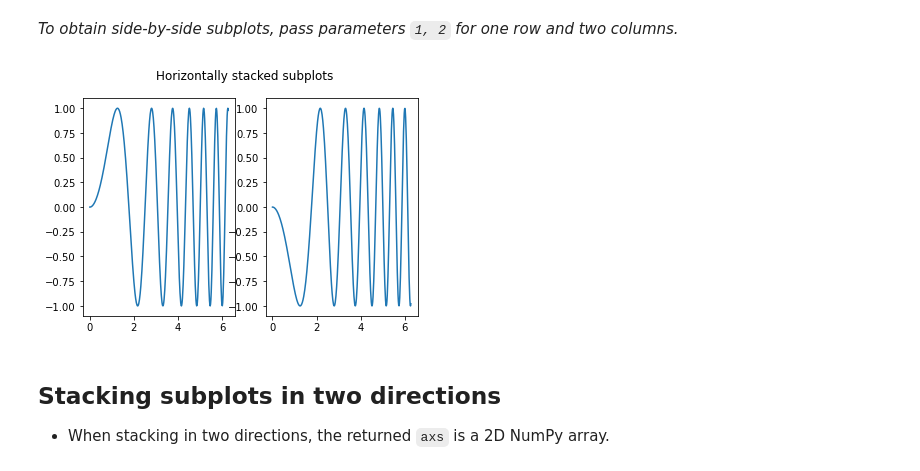
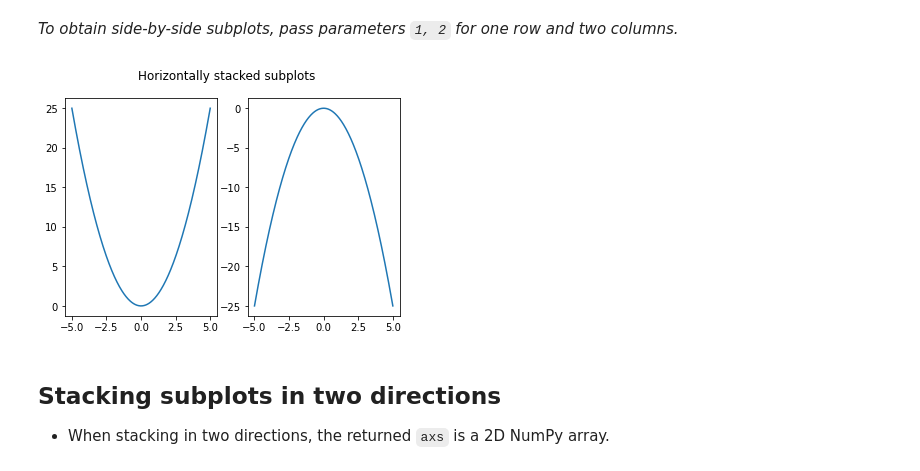
Before and after one commit to imannoor22/Data-Science-Group-2-BWF-IMAN-NOOR, a Jupyter notebook: Task 17/task17.ipynb, the cells around one changed output. Cells and saved outputs as stored; diff of their text form; code cells hidden in the pictures.

```diff
--- a/Task 17/task17.ipynb
+++ b/Task 17/task17.ipynb
@@ -69,13 +61,15 @@ plt.show()
 # %% [markdown]
 *To obtain side-by-side subplots, pass parameters `1, 2` for one row and two columns.*
 # %%
+x = np.linspace(-5, 5, 400)
+y = x**2
 fig, (ax1, ax2) = plt.subplots(1, 2)
 fig.suptitle('Horizontally stacked subplots')
 ax1.plot(x, y)
 ax2.plot(x, -y)
 plt.show()
 # %% [output]
-[figure, old version]
+[figure, new version]
 # %% [markdown]
 ## Stacking subplots in two directions
 - When stacking in two directions, the returned `axs` is a 2D NumPy array.
```
Also changed, not shown: parts of 25 cells of this notebook.
